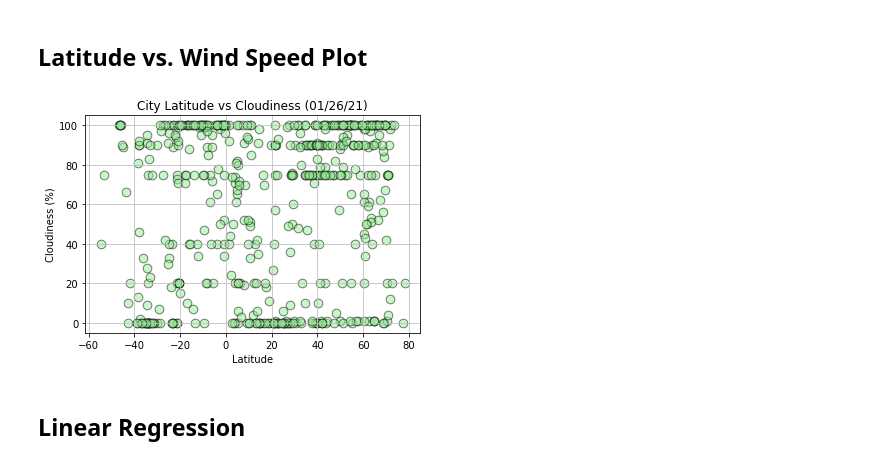
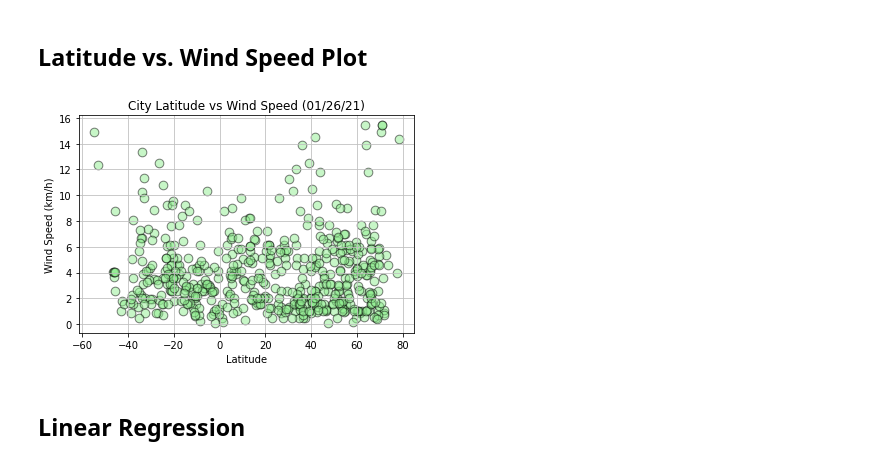
Before and after one commit to AR-Elbers/python-api-challenge, a Jupyter notebook: WeatherPy/WeatherPy.ipynb, the cells around one changed output. Saved outputs shown, nothing was run; the diff lists cells and outputs as text; code cells hidden in the pictures.

```diff
--- a/WeatherPy/WeatherPy.ipynb
+++ b/WeatherPy/WeatherPy.ipynb
@@ -245,17 +255,17 @@ plt.show()
 ## Latitude vs. Wind Speed Plot
 # %%
 plt.figure(figsize = (6, 4))
-plt.scatter(city_weather_df['Lat'], city_weather_df['Cloudiness'], s=75, c="lightgreen", edgecolors='black', alpha=0.5)
+plt.scatter(city_weather_df['Lat'], city_weather_df['Wind Speed'], s=75, c="lightgreen", edgecolors='black', alpha=0.5)
 plt.grid(color="0.75", linestyle="-")
-plt.title("City Latitude vs Cloudiness (%s)" % time.strftime("%x"))
+plt.title("City Latitude vs Wind Speed (%s)" % time.strftime("%x"))
 plt.xlabel("Latitude")
-plt.ylabel("Cloudiness (%)")
+plt.ylabel("Wind Speed (km/h)")
 
 #save the plot
 plt.savefig('..\output_data\lat_v_wind.png')
 plt.show()
 # %% [output]
-[figure, old version]
+[figure, new version]
 # %% [markdown]
 ## Linear Regression
 # %%
```
Also changed, not shown: parts of 17 cells of this notebook, 6 other files.
